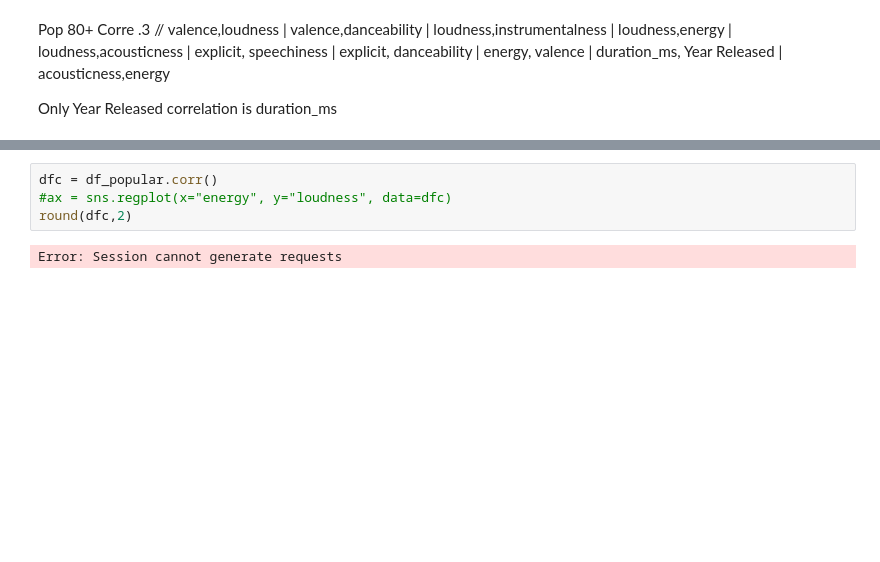
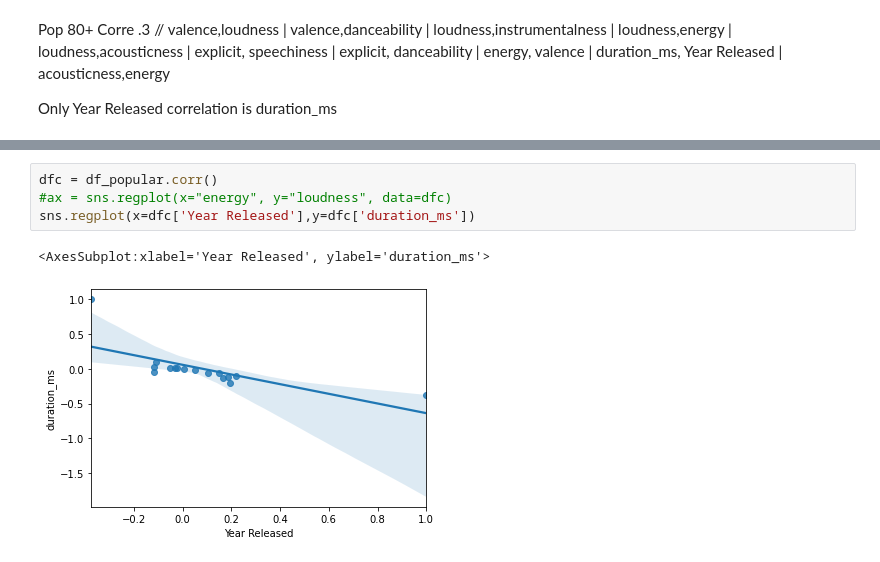
Before and after one commit to DavisAsano/Asano_MusicDataExploration, a Jupyter notebook: Asano_MusicExploration.ipynb, the cells around one changed output, grey strips where cells are left out. Drawn from its saved outputs; the diff is of its cells as text; blank space fills up the shorter version.

Commit message:
Save
Need to figure out user input

```diff
--- a/Asano_MusicExploration.ipynb
+++ b/Asano_MusicExploration.ipynb
@@ -776,6 +786,7 @@ Error: Session cannot generate requests
 # %%
 dfc = df_popular.corr()
 #ax = sns.regplot(x="energy", y="loudness", data=dfc)
-round(dfc,2)
+sns.regplot(x=dfc['Year Released'],y=dfc['duration_ms'])
 # %% [output]
-Error: Session cannot generate requests
+<AxesSubplot:xlabel='Year Released', ylabel='duration_ms'>
+[figure, added]
```
Also changed, not shown: parts of 8 cells of this notebook.
